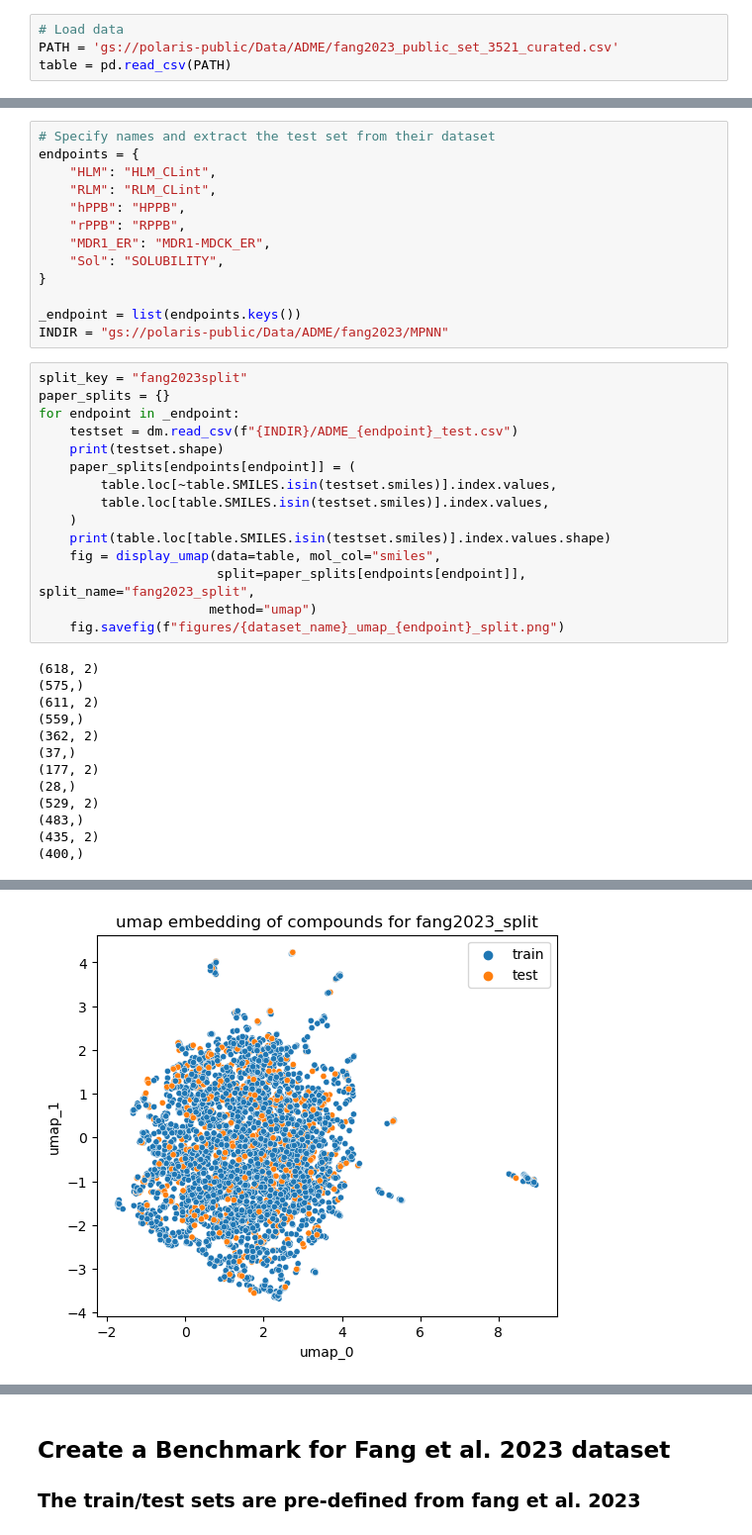
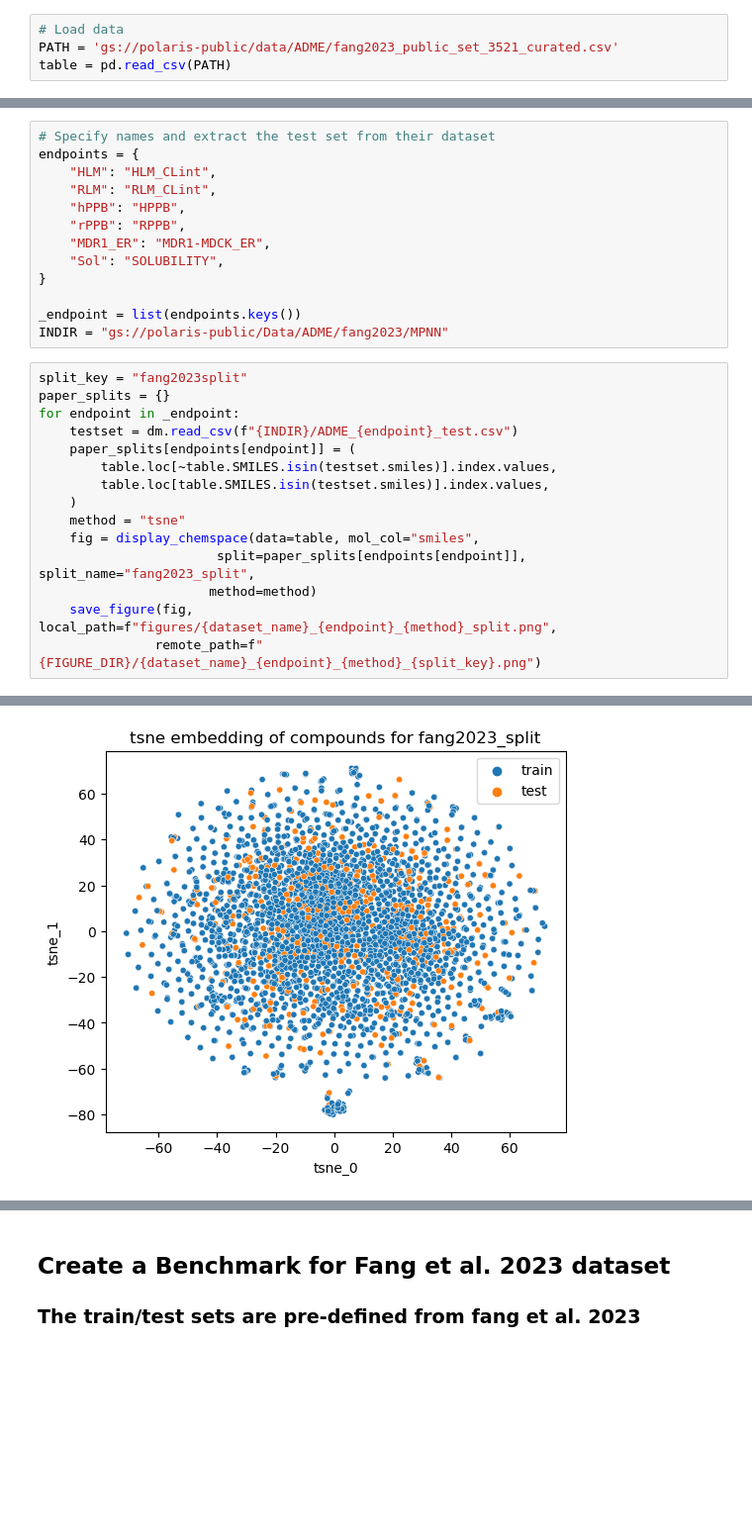
Before and after one commit to polaris-hub/polaris-recipes, a Jupyter notebook: 01_ADME/02_ADME_dataset.ipynb, the cells around one changed output, grey strips where cells are left out. Shown at 99% size. Drawn from its saved outputs; the diff is of its cells as text; blank space fills up the shorter version.

```diff
--- a/01_ADME/02_ADME_dataset.ipynb
+++ b/01_ADME/02_ADME_dataset.ipynb
@@ -44,7 +39,7 @@ https://github.com/molecularinformatics/Computational-ADME/blob/main/ADME_public
 > See more curation details in [01_ADME_data_curation.ipynb](https://github.com/polaris-hub/polaris-recipes/blob/mvp/01_ADME/01_ADME_data_curation.ipynb)
 # %%
 # Load data
-PATH = 'gs://polaris-public/Data/ADME/fang2023_public_set_3521_curated.csv'
+PATH = 'gs://polaris-public/data/ADME/fang2023_public_set_3521_curated.csv'
 table = pd.read_csv(PATH)
 # %% [markdown]
 ### Below we specify the meta information of data columns
@@ -169,26 +165,14 @@ split_key = "fang2023split"
 paper_splits = {}
 for endpoint in _endpoint:
     testset = dm.read_csv(f"{INDIR}/ADME_{endpoint}_test.csv")
-    print(testset.shape)
     paper_splits[endpoints[endpoint]] = (
         table.loc[~table.SMILES.isin(testset.smiles)].index.values,
         table.loc[table.SMILES.isin(testset.smiles)].index.values,
     )
-    print(table.loc[table.SMILES.isin(testset.smiles)].index.values.shape)
-    fig = display_umap(data=table, mol_col="smiles",
+    method = "tsne"
+    fig = display_chemspace(data=table, mol_col="smiles",
                        split=paper_splits[endpoints[endpoint]], split_name="fang2023_split",
-                      method="umap")
-    fig.savefig(f"figures/{dataset_name}_umap_{endpoint}_split.png")
+                      method=method)
+    save_figure(fig, local_path=f"figures/{dataset_name}_{endpoint}_{method}_split.png",
+               remote_path=f"{FIGURE_DIR}/{dataset_name}_{endpoint}_{method}_{split_key}.png")
 # %% [output]
-(618, 2)
-(575,)
-(611, 2)
-(559,)
-(362, 2)
-(37,)
-(177, 2)
-(28,)
-(529, 2)
-(483,)
-(435, 2)
-(400,)
@@ -196 +180 @@ for endpoint in _endpoint:
-[figure, old version]
+[figure, new version]
```
Also changed, not shown: parts of 11 cells of this notebook, 22 other files.
